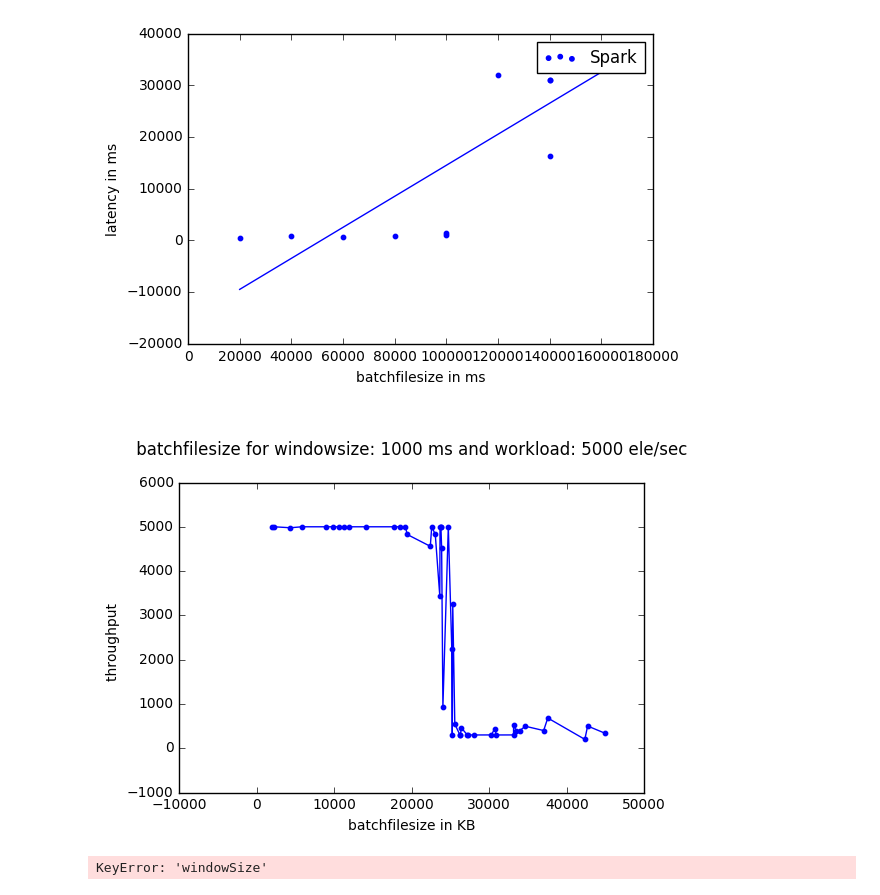
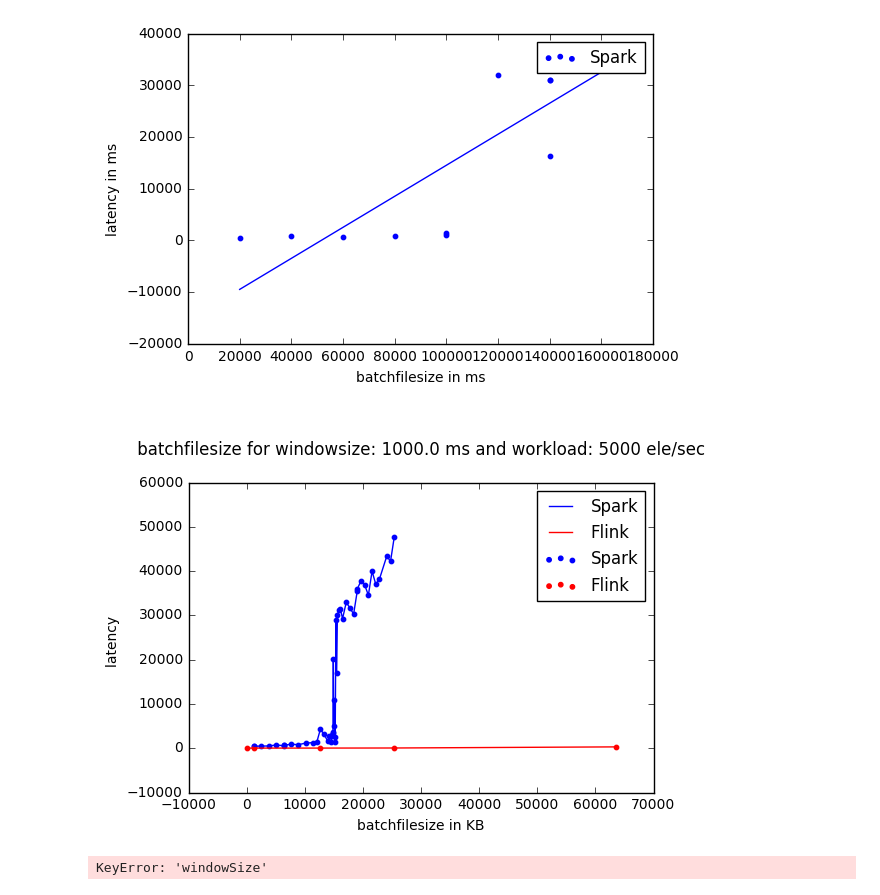
Before and after one commit to andresvivancov/hybrid-benchmark, a Jupyter notebook: spark/hybrid-benchmark-spark/src/main/resources/analysis.ipynb, the cells around one changed output. Drawn from its saved outputs; the diff is of its cells as text; code cells hidden in the pictures.

```diff
--- a/spark/hybrid-benchmark-spark/src/main/resources/analysis.ipynb
+++ b/spark/hybrid-benchmark-spark/src/main/resources/analysis.ipynb
@@ -9,10 +9,10 @@ import pandas
 import random
 
 
-def readFileFlink(filename):
-    return read_csv(filename,names = ["nan4","nan","passengerCnt", "num ele",
-                                               "Latency","Time","nan2","nan3"])
-
+def readflink(filename,df):
+    csv= read_csv(filename,names = ["system","windowsize","batchfilesize"
+                                    ,"workload","latency","throughput","numberelements"])
+    return concat([df,csv]).reset_index()
 def readFileSpark(filename):
     csv= read_csv(filename,names = ["system","windowsize","batchfilesize"
                                     ,"workload","latency","throughput","numberelements"])
@@ -129,8 +129,8 @@ def makeitrandom(df,xname):
     return df
 
 df=getResults()
-df=makeitrandom(df,"batchfilesize")
-df
+#df=makeitrandom(df,"batchfilesize")
+#df
 #df=mergeDuplicates(0,df)
 #df=ignoreLowWorkload(500,df)
 #df=ignoreLowThroughput(1,df)
@@ -138,4 +138,10 @@ df
 #df.drop(df.index[[1,3]])
 #df[0:10]
 #iris.drop(iris.index[[1,3,5,7]])
+#(readFileFlink("andresdata.txt"))
+
+#file=open("andresdata.txt")
+#print(file)
+df=readflink(open("andresdata.txt"),df)
+df
 # %% [output]
@@ -361,7 +370,7 @@ def plotLatency(varName2,var2,varName3,var3,xName,yName):
 def plotLatency2(varName2,var2,varName3,var3,xName,yName,save):
     fig = plt.figure()
     spark=True
-    flink=False
+    flink=True
      #make plot without regression line
     if(spark):
         resS=df.loc[df["system"]=="spark"]
@@ -382,9 +391,10 @@ def plotLatency2(varName2,var2,varName3,var3,xName,yName,save):
         plt.plot( xS , yS ,color="Blue",label="Spark")
     if(flink):
         resF=df.loc[df["system"]=="flink"].loc[df[varName2]==var2].loc[df[varName3]==var3]
-        xF=resF[xName].values
+        xF=resF[xName].values*130/1024
         yF=resF[yName].values
         plt.scatter( xF , yF ,color="Red",s=10,label="Flink")
+        plt.plot( xF , yF ,color="Red",label="Flink")
 
     titleString=varName2+": "+str(var2)+" ; "+varName3+": "+str(var3)
     titleString="\n "+xName+" for "+varName2+": "+str(var2*1/1)+" ms and "+varName3+": "+str(var3)+" ele/sec \n "
@@ -394,7 +404,7 @@ def plotLatency2(varName2,var2,varName3,var3,xName,yName,save):
     #plt.title(titleString)
     plt.xlabel(xName+xunit)
     plt.ylabel(yName+yunit)
-    #plt.legend()
+    plt.legend()
     plt.title(titleString)
     path='graphs/%s%s%s%s%s.png' %(varName2,var2,varName3,var3,yName)
 
@@ -435,38 +445,38 @@ th="throughput"
 
 
 df=getResults()
 
 
-df=makeitrandom(df,bat)
+#df=makeitrandom(df,bat)
 df=ignoreLowThroughput(1,df)
 #df=mergeDuplicates(0,df)
 
-
+df=readflink(open("andresdata.txt"),df)
 
 #plotLatency2(bat,100000,win,1000,wor,lat,True)
 
 #plotLatency2(bat,100000,win,1000,wor,th,False)
 
 
 
 #plotLatency2(win,1000,bat,10000,wor,lat,True)
 
 #plotLatency2(win,1000,bat,10000,wor,th,True)
 
 #plotLatency2(win,1000,wor,1000,bat,lat,True)
 
 #plotLatency2(win,1000,wor,1000,bat,th,True)
 
 
-#plotLatency2(win,1000,wor,5000,bat,lat,True)
+plotLatency2(win,1000,wor,5000,bat,lat,True)
 
-plotLatency2(win,1000,wor,5000,bat,th,True)
+#plotLatency2(win,1000,wor,5000,bat,th,True)
 
 #plotLatency2(bat,50000,wor,5000,win,lat,True)
 
 #plotLatency2(wor,5000,bat,50000,win,th,True)
 # %% [output]
-[figure, old version]
+[figure, new version]
 # %%
 def plotElementsRatio(varName2,var2,varName3,var3,xName,yName,save):
     spark=True
```
Also changed, not shown: parts of 2 cells of this notebook.
